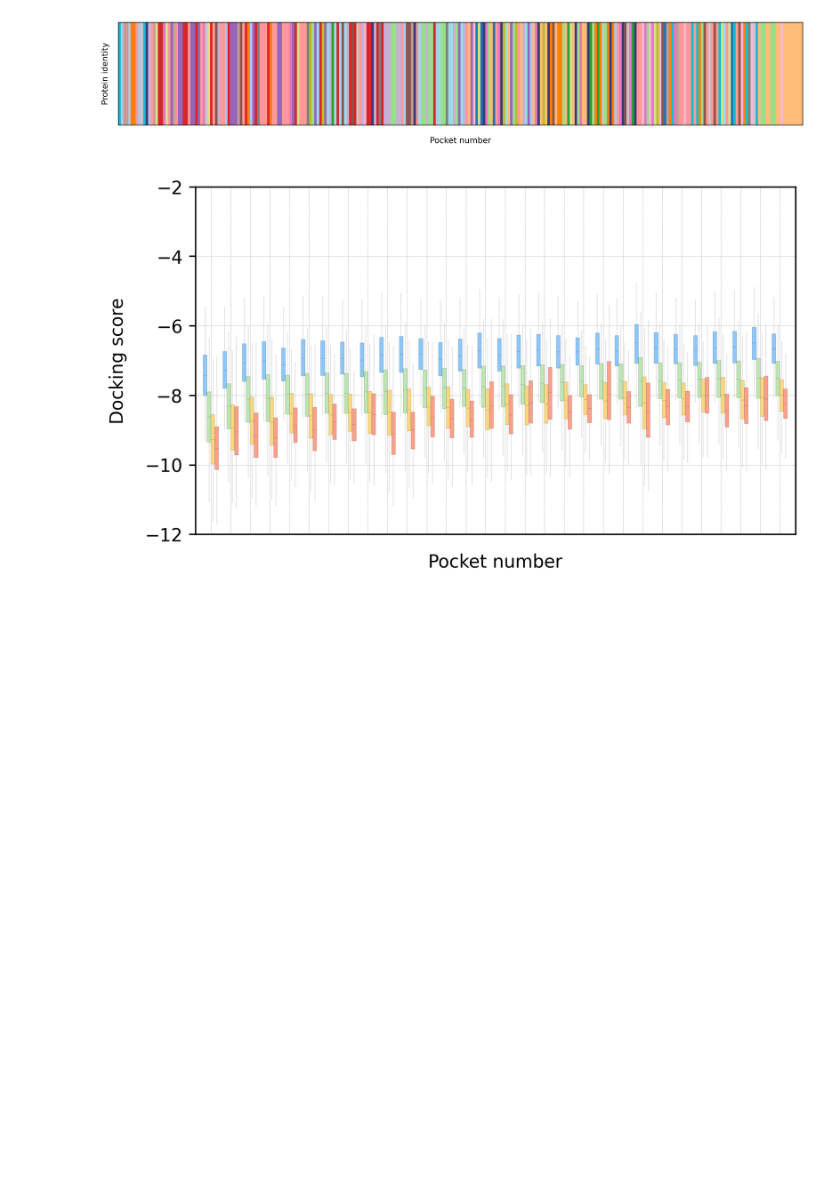
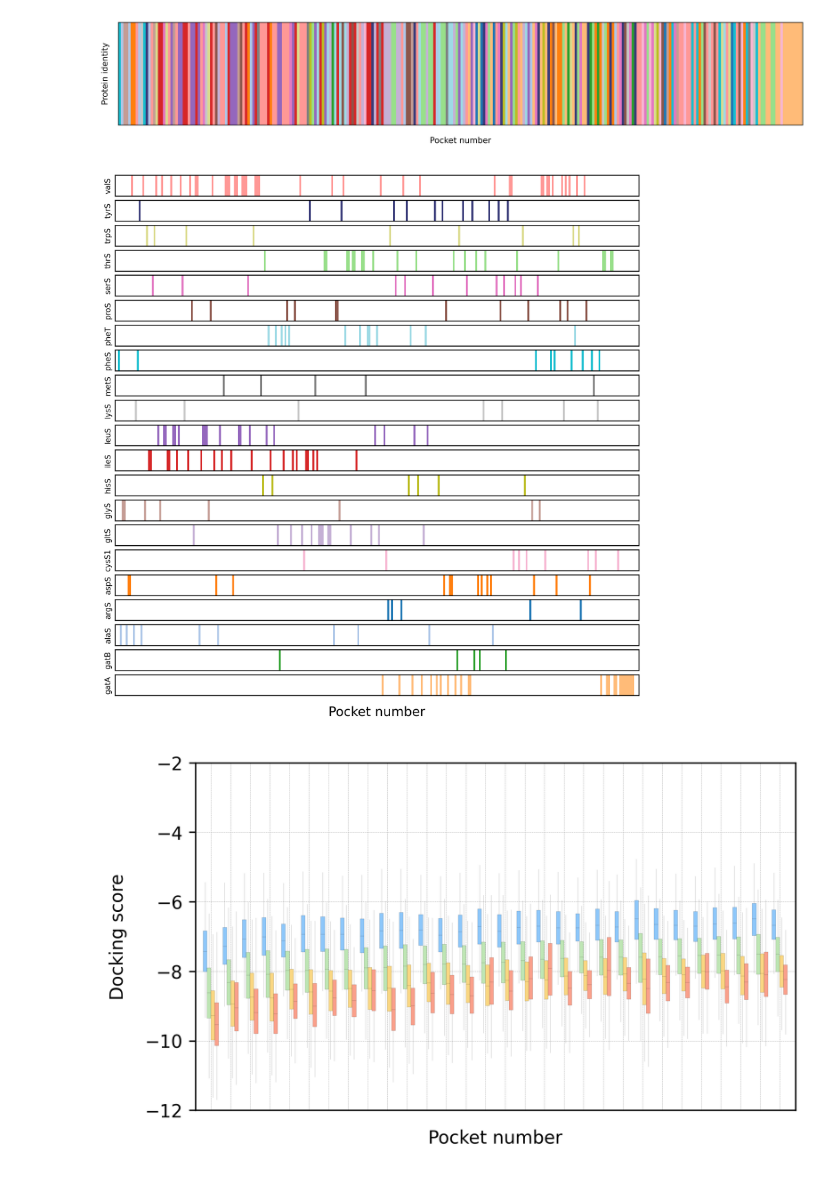
Before and after one commit to ersilia-os/mtb-targeted-protein-degradation, a Jupyter notebook: notebooks/46_docking_exploration_I.ipynb, the cells around one changed output. Saved outputs shown, nothing was run; the diff lists cells and outputs as text; code cells hidden in the pictures; blank space fills up the shorter version.

Commit message:
more pocket visualization

```diff
--- a/notebooks/46_docking_exploration_I.ipynb
+++ b/notebooks/46_docking_exploration_I.ipynb
@@ -229,6 +229,30 @@ plt.ylim([0, 1])
 plt.show()
 # %% [output]
 [figure]
+# %%
+fig, ax = plt.subplots(21, 1, figsize=(8, 8), sharey=True)
+
+pockets = [i for i in np.array(sorted(DOCKING_RESULTS_ORIGINAL))[ind]]
+proteins = sorted(set([i.split("_")[1] for i in DOCKING_RESULTS_ORIGINAL]))
+
+for c, protein in enumerate(proteins):
+    x = [i for i in range(len(pockets))]
+    y = [1] * len(x)
+    colors = [cmap_dict[uniprot_to_gene[pocket.split("_")[1]]] if protein == pocket.split("_")[1] else "w" for pocket in pockets]
+    ax[c].bar(x, y, width=1, color=colors)
+    ax[c].set_xlim([-2, len(pockets)+2])
+    ax[c].set_xticks([])
+    ax[c].set_yticks([])
+    ax[c].tick_params(axis='x', length=0)
+    ax[c].tick_params(axis='y', length=0)
+    ax[c].set_ylabel(f"{uniprot_to_gene[protein]}", labelpad=3, fontsize=6.5)
+    ax[c].set_ylim([0, 1])
+    if c == 20:
+        ax[c].set_xlabel("Pocket number", labelpad=9, fontsize=11)
+
+plt.show()
+# %% [output]
+[figure, added]
 # %%
 fig, ax = plt.subplots(figsize=(6, 3.5))
 
```
Also changed, not shown: 5 other files.
